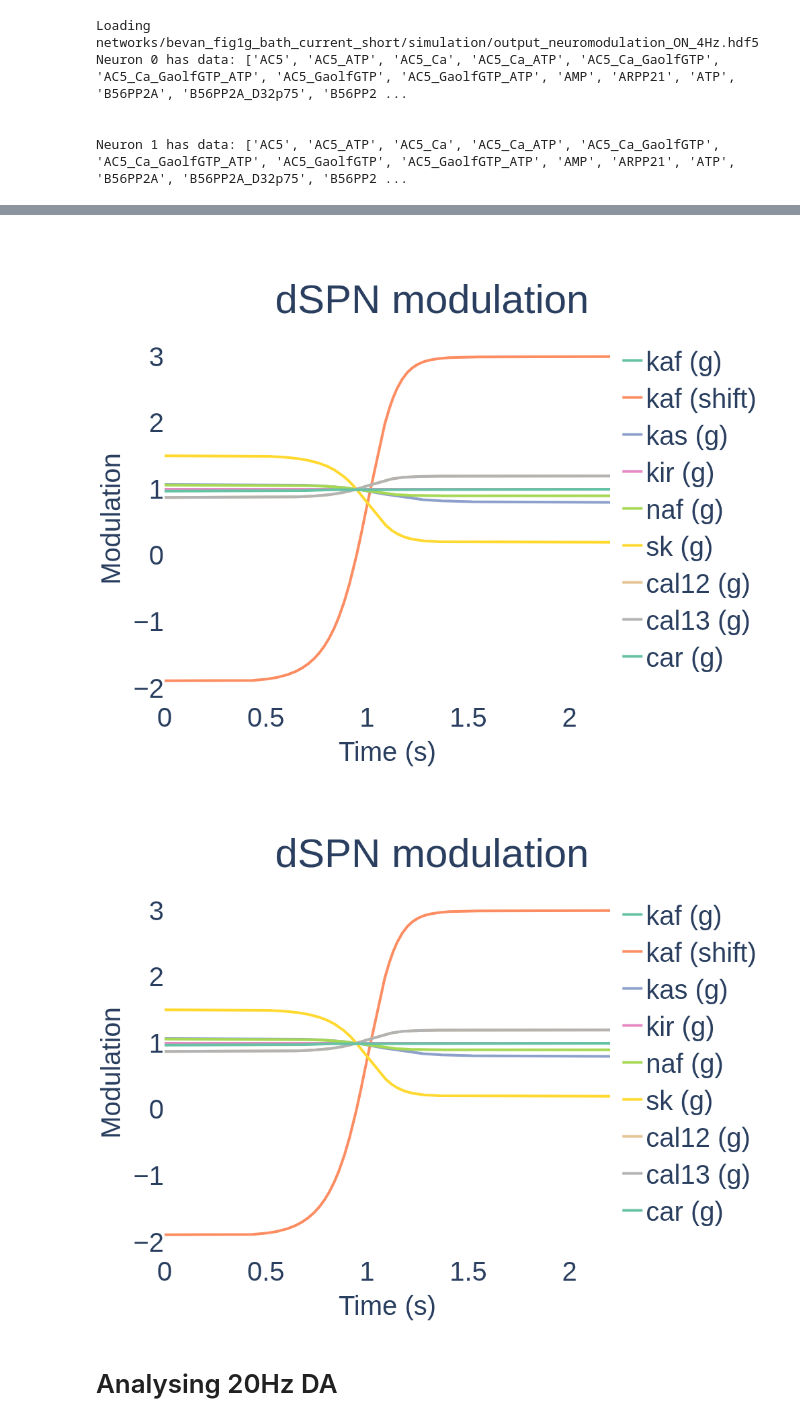
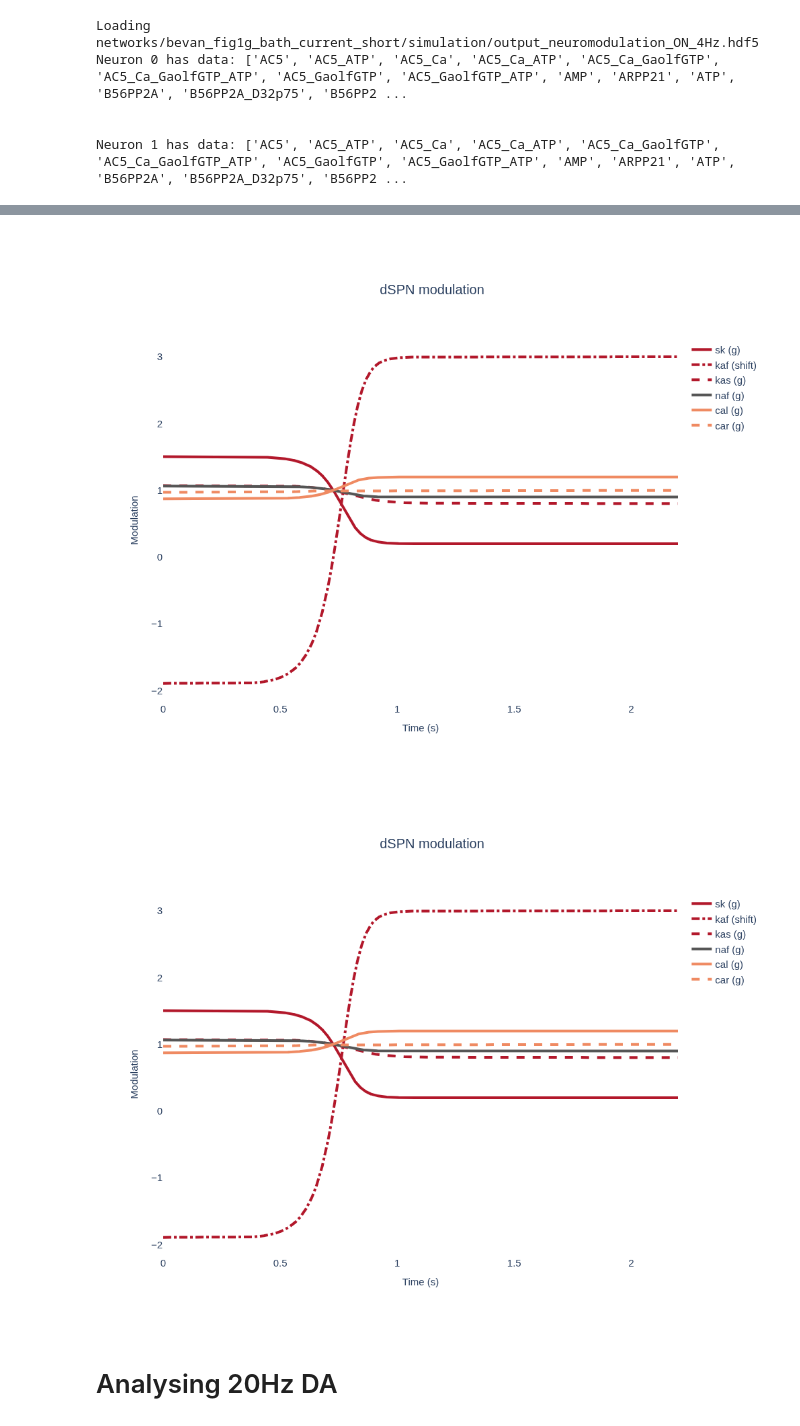
Before and after one commit to Hjorthmedh/Snudda-neuromodulation-article, a Jupyter notebook: virtual_experiments/LahiriBevan2020-fig1G/Bevan2020-fig1G-short.ipynb, the cells around one changed output, grey strips where cells are left out. Drawn from its saved outputs; the diff is of its cells as text; code cells hidden in the pictures.

```diff
--- a/virtual_experiments/LahiriBevan2020-fig1G/Bevan2020-fig1G-short.ipynb
+++ b/virtual_experiments/LahiriBevan2020-fig1G/Bevan2020-fig1G-short.ipynb
@@ -121,12 +144,40 @@ prd.plot(neuron_id=0, species=["D1R_DA", "PKAc", "cAMP"], fig_name="biochem-0-no
 # %%
+# cal12 and cal13 modulation are the same, so show cal12 and label it cal
+# kaf_ms g modulation is 1, so only showing shift
+# kir is 1, so skipping also
+
+colour_dict = {'kaf_ms.modulation_factor_shift': '#b2182b',
+               'kas_ms.modulation_factor': '#b2182b',
+                # 'kir_ms.modulation_factor':,
+               'naf_ms.modulation_factor': "#555555",
+               'sk_ms.modulation_factor': '#b2182b',
+               'cal12_ms.modulation_factor': '#ef8a62',
+               'car_ms.modulation_factor': '#ef8a62'}
+
+line_style_dict = {'kaf_ms.modulation_factor_shift': "dashdot",
+                   'kas_ms.modulation_factor': "dash",
+                   # 'kir_ms.modulation_factor':,
+                   'naf_ms.modulation_factor': "solid",
+                   'sk_ms.modulation_factor': "solid",
+                   'cal12_ms.modulation_factor': "solid",
+                   'car_ms.modulation_factor': "dash"}
+
 prd.plot(neuron_id=0,
-         species=['kaf_ms.modulation_factor_g', 'kaf_ms.modulation_factor_shift', 'kas_ms.modulation_factor', 'kir_ms.modulation_factor', 'naf_ms.modulation_factor',
-                 'sk_ms.modulation_factor', 'cal12_ms.modulation_factor', 'cal13_ms.modulation_factor', 'car_ms.modulation_factor'],
-         species_label=['kaf (g)', 'kaf (shift)', 'kas (g)', 'kir (g)', 'naf (g)', 'sk (g)', 'cal12 (g)', 'cal13 (g)', 'car (g)'],
+         species=['sk_ms.modulation_factor',
+                  'kaf_ms.modulation_factor_shift', 'kas_ms.modulation_factor',
+                  # 'kir_ms.modulation_factor',
+                  'naf_ms.modulation_factor',
+                  'cal12_ms.modulation_factor', 'car_ms.modulation_factor'],
+         species_label=['sk (g)',
+                        'kaf (shift)', 'kas (g)',
+                        # 'kir (g)',
+                        'naf (g)',  'cal (g)', 'car (g)'],
+         compartment_id=-1,
+         colour_dict=colour_dict, line_style_dict=line_style_dict,
          ylabel="Modulation", fig_name="modulation-0_DA_4Hz.svg", title="dSPN modulation", width=800, height=700)
 # %% [output]
-[figure, old version]
+[figure, new version]
-[figure, old version]
+[figure, new version]
 # %% [markdown]
 # Analysing 20Hz DA
 # %%
```
Also changed, not shown: parts of 10 cells of this notebook, 8 other files.
